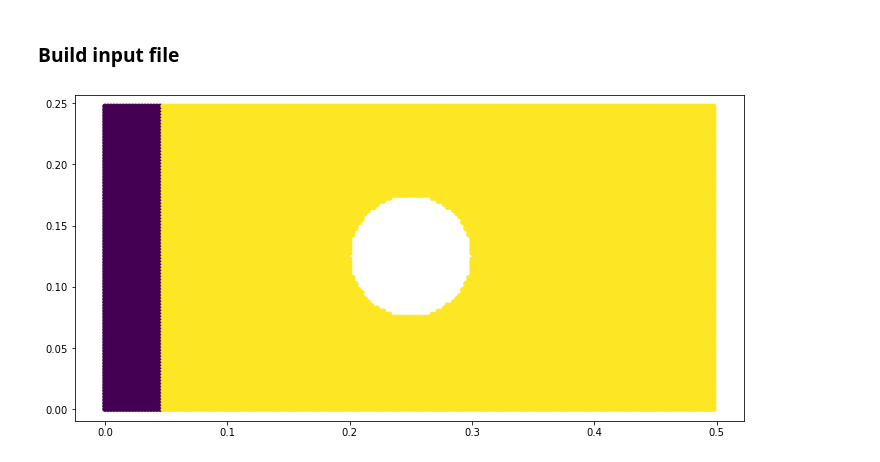
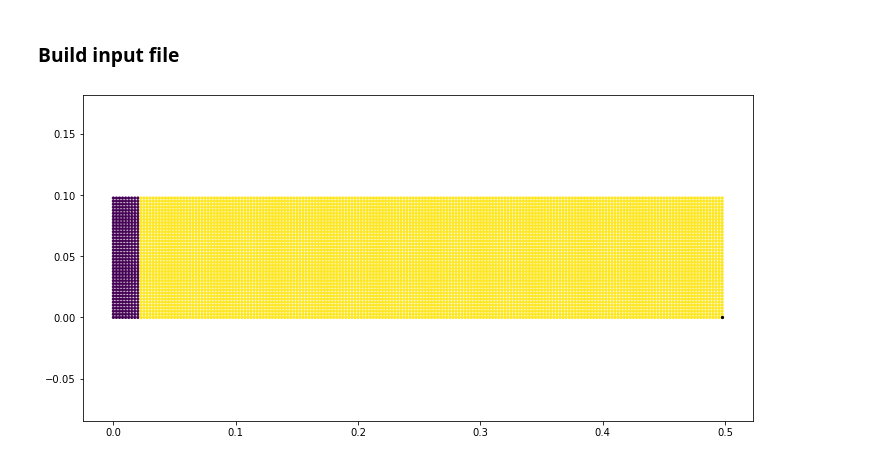
Before and after one commit to geonamsoil/LearnPeridynamics, a Jupyter notebook: input_file.ipynb, the cells around one changed output. Cells and saved outputs as stored; diff of their text form; code cells hidden in the pictures.

```diff
--- a/input_file.ipynb
+++ b/input_file.ipynb
@@ -165,12 +165,12 @@ def build_boundary_conditions(particles):
     tol = 1e-6
 
     for i, particle in enumerate(particles):
-        if particle[0] < (0.045 + tol):
-            bc_flag[i, 0] = 1
-            bc_unit_vector[i, 0] = -1
-        if particle[0] > (0.45 - tol):
-            bc_flag[i, 0] = 1
-            bc_unit_vector[i, 0] = 0
+        if particle[0] < (0.02 + tol):
+            bc_flag[i, 1] = 1
+            bc_unit_vector[i, 1] = -1
+        if particle[0] > (0.48 - tol):
+            bc_flag[i, :] = 1
+            bc_unit_vector[i, :] = 0
 
     return bc_flag, bc_unit_vector
 # %% [markdown]
@@ -271,35 +271,35 @@ def build_input_file():
 
     dx = 2.5E-3
     n_div_x = np.rint(0.5 / dx).astype(int)
-    n_div_y = np.rint(0.25 / dx).astype(int)
+    n_div_y = np.rint(0.1 / dx).astype(int)
     horizon = np.pi * dx
     cell_volume = dx**2
     E = 37E9
     G_F = 140
     density = 2400
     t = dx
 
 
     x = build_particle_coordinates(dx, n_div_x, n_div_y)
-    x = build_hole(x, [0.25, 0.125], 0.05)
+#     x = build_hole(x, [0.25, 0.125], 0.05)
 
     nlist = build_particle_families(x, horizon)
     bondlist = build_bond_list(nlist)
 
     bc_flag, bc_unit_vector = build_boundary_conditions(x)
 
     c = calculate_bond_stiffness(E, t, horizon)
     sc = calculate_critical_stretch(G_F, E, horizon)
 
-    save_input_file('2D_plate.h5', x=x, bondlist=bondlist,
+    save_input_file('2D_beam_l.h5', x=x, bondlist=bondlist,
                     bc_flag=bc_flag, bc_unit_vector=bc_unit_vector,
                     c=c, sc=sc, density=density, cell_volume=cell_volume)
 
     fig = plt.figure(figsize=(12,6))
     ax = fig.add_subplot(111)
-    ax.scatter(x[:,0], x[:,1], s=20, c=bc_unit_vector[:,0])
+    ax.scatter(x[:,0], x[:,1], s=5, c=bc_unit_vector[:,1])
     plt.axis('equal')
 
 build_input_file()
 # %% [output]
-[figure, old version]
+[figure, new version]
```
Also changed, not shown: 1 other file.
